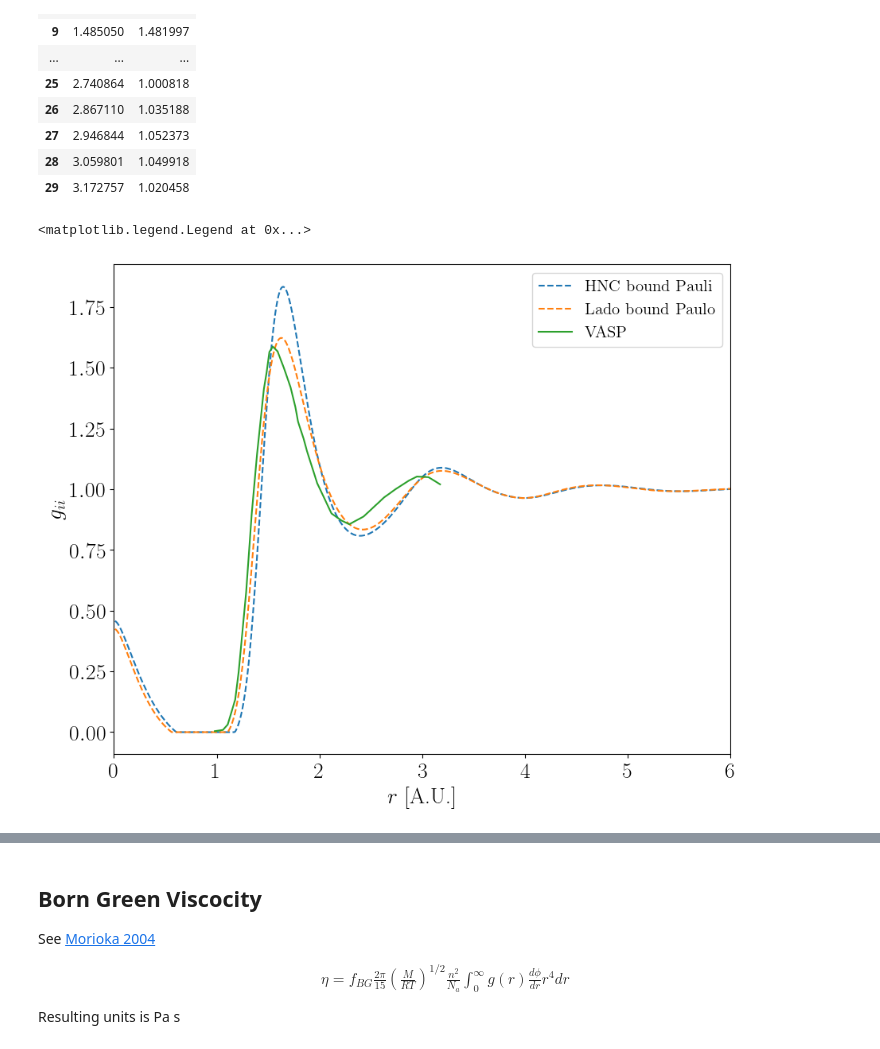
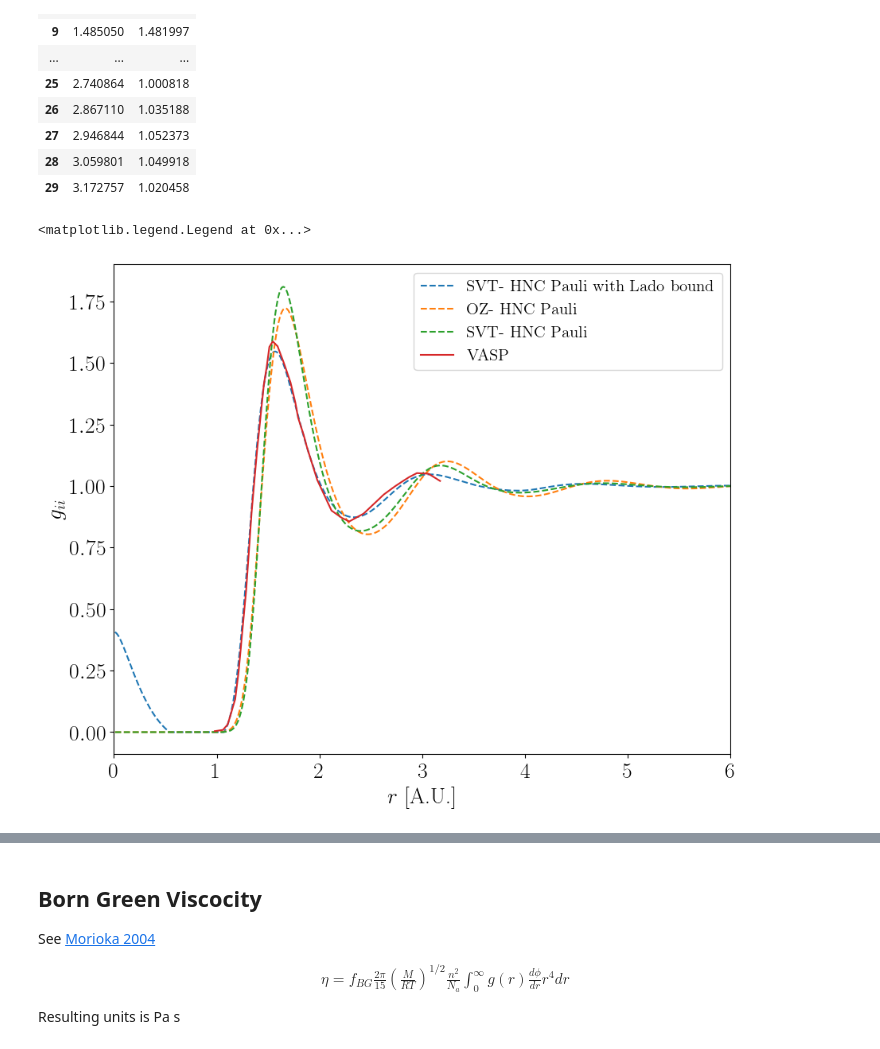
Before and after one commit to ZachAJohnson/hnc, a Jupyter notebook: TCCW/PIE_TCCW-atoMEC.ipynb, the cells around one changed output, grey strips where cells are left out. Drawn from its saved outputs; the diff is of its cells as text; code cells hidden in the pictures.

```diff
--- a/TCCW/PIE_TCCW-atoMEC.ipynb
+++ b/TCCW/PIE_TCCW-atoMEC.ipynb
@@ -373,0 +345,4 @@ Ti_in_eV: 1.000
+# %%
+# best_shift(atom1, atom2.hnc.c_s_k_matrix.copy())
+# solve_least_squares(atom1, np.linspace(atom1.hnc.k_array[0], atom1.hnc.k_array[-1], num=200))
+atom1.run_hnc(newton=False, c_s_k_guess = atom1.hnc.c_s_k_matrix.copy())
@@ -376,18 +359,26 @@ Ti_in_eV: 1.000
 # %%
 # saved_guess = c_s_k_guess.copy()
 # %%
-np.savetxt("geuss.txt",saved_guess.reshape(4,atom.hnc.N_bins))
+# np.savetxt("geuss.txt",saved_guess.reshape(4,atom.hnc.N_bins))
+atom3.hnc.c_s_k_matrix = np.loadtxt("geuss.txt").reshape(2,2,atom3.hnc.N_bins)
+saved_guess = np.loadtxt("geuss.txt").reshape(2,2,atom3.hnc.N_bins)
 # %%
-og_βu = atom3.hnc.βu_r_matrix.copy()
-for i, x in enumerate(np.linspace(0.75, 1, num=3)):
+interatom_list = []
+for i, x in enumerate(np.linspace(0.0, 1, num=10)):
+    atom =  PLASMA(Z, A, ni_cc, Ti_eV, Te_eV, Zbar=Zbar, find_βuee=True,
+                 βu_options = {'add_bridge':False,'bridge':'yukawa', 'pseudopotential':False},
+                 qsp_options={'r_c':r_c},
+                 hnc_options={'kappa_multiscale':10, 'R_max':10,'N_bins':1000},
+                 hnc_solve_options={'num_iterations':10000,'alpha_Picard':0.01},
+                 root_options={'options':{'maxfev':100,'xtol':1e-14}})
     δβuei_x = δβuei_Pauli_HNC*(1-x) + x*δβuei_Pauli_Lado
-    atom3.hnc.βu_r_matrix[0,1] = og_βu[0,1] + δβuei_x
-    atom3.hnc.βu_r_matrix[1,0] = og_βu[1,0] + δβuei_x
-    atom3.hnc.set_βu_matrix(atom3.hnc.βu_r_matrix)
+    atom.hnc.βu_r_matrix[0,1] += δβuei_x
+    atom.hnc.βu_r_matrix[1,0] += δβuei_x
+    atom.hnc.set_βu_matrix(atom.hnc.βu_r_matrix)
     if i==0:
-        c_s_k_guess = saved_guess
-    else:
-        c_s_k_guess = atom3.hnc.c_s_k_matrix.copy()
-    solve_least_squares(atom3,np.linspace(atom3.hnc.k_array[0], atom3.hnc.k_array[-1], num=200), c_s_k_guess = c_s_k_guess)#atom.hnc.c_s_k_matrix.copy())#*np.array([[Z**2,Z/Zbar],[Z/Zbar,1]] )[:,:,np.newaxis] )
-    solve_least_squares(atom3,np.linspace(atom3.hnc.k_array[0], atom3.hnc.k_array[-1], num=400), c_s_k_guess = atom3.hnc.c_s_k_matrix.copy())#atom.hnc.c_s_k_matrix.copy())#*np.array([[Z**2,Z/Zbar],[Z/Zbar,1]] )[:,:,np.newaxis] )
+        c_s_k_guess = atom2.hnc.c_s_k_matrix.copy()
+    solve_least_squares(atom,np.linspace(atom3.hnc.k_array[0], atom3.hnc.k_array[-1], num=400), c_s_k_guess = c_s_k_guess.copy())
+    c_s_k_guess = atom.hnc.c_s_k_matrix.copy()
+    interatom_list.append(atom)
+#atom.hnc.c_s_k_matrix.copy())#*np.array([[Z**2,Z/Zbar],[Z/Zbar,1]] )[:,:,np.newaxis] )
 # %% [output]
@@ -428,28 +497,29 @@ MD_data
 # %%
 # AA_data = read_csv("/home/zach/plasma/atoMEC/examples/density.csv", delim_whitespace=True, header=0)
 
 fig, ax = plt.subplots(figsize=(10,8))
 # nf_0 = Zbar/(4/3*np.pi*atom.qsp.ri**3)
 # ax.plot(AA_data['r[a_0]'], np.array(AA_data['n[unbound]'])/nf_0,'k.' ,label="AA" )
 # ax.plot(atom_2e.hnc.r_array*atom_2e.qsp.ri, atom_2e.hnc.h_r_matrix[0,0]+1,'--', label='2 electron SVT ')
-# ax.plot(atom1.hnc.r_array, atom1.hnc.h_r_matrix[0,0]+1,'--', label='Ashcroft Pseudopotential')
-ax.plot(atom2.hnc.r_array, atom2.hnc.h_r_matrix[0,0]+1,'--', label='HNC bound Pauli')
-ax.plot(atom3.hnc.r_array, atom3.hnc.h_r_matrix[0,0]+1,'--', label='Lado bound Paulo')
+ax.plot(atom.hnc.r_array, atom.hnc.h_r_matrix[0,0]+1,'--', label='SVT- HNC Pauli with Lado bound ')
+ax.plot(atom1.hnc.r_array, atom1.hnc.h_r_matrix[0,0]+1,'--', label='OZ- HNC Pauli')
+ax.plot(atom2.hnc.r_array, atom2.hnc.h_r_matrix[0,0]+1,'--', label='SVT- HNC Pauli')
+# ax.plot(atom3.hnc.r_array, atom3.hnc.h_r_matrix[0,0]+1,'--', label='Lado bound Paulo')
 # ax.plot(atom_long.hnc.r_array, atom_long.hnc.h_r_matrix[0,0]+1,'-.', label='1 electron SVT-long ')
 # ax.plot(atom_oz.hnc.r_array, atom_oz.hnc.h_r_matrix[0,0]+1,'--', label='1 electron OZ ')
 # ax.plot(atom.hnc.r_array, atom_oz.onlyion_hnc.h_r_matrix[0,0]+1,'--', label='Only Ion')
 ax.plot(MD_data['r'], MD_data['g'], label='VASP')
 
 # ax.plot(atom_oz.hnc.r_array*atom_oz.qsp.ri, atom_oz.hnc.h_r_matrix[0,0]+1,'--', label='my OZ CHNC')
 
 ax.set_xlim(0,6)
 ax.set_ylabel(r'$g_{ii}$',fontsize=20)
 ax.set_xlabel(r'$r$ [A.U.]',fontsize=20)
 ax.tick_params(labelsize=20)
 # ax.set_yscale('symlog', linthresh=2)
 
 # [i.set_linewidth(0.1) for i in ax.spines.itervalues()]
 ax.legend(fontsize=15)
 # %% [output]
 <matplotlib.legend.Legend at 0x...>
-[figure, old version]
+[figure, new version]
```
Also changed, not shown: parts of 16 cells of this notebook, 10 other files.
